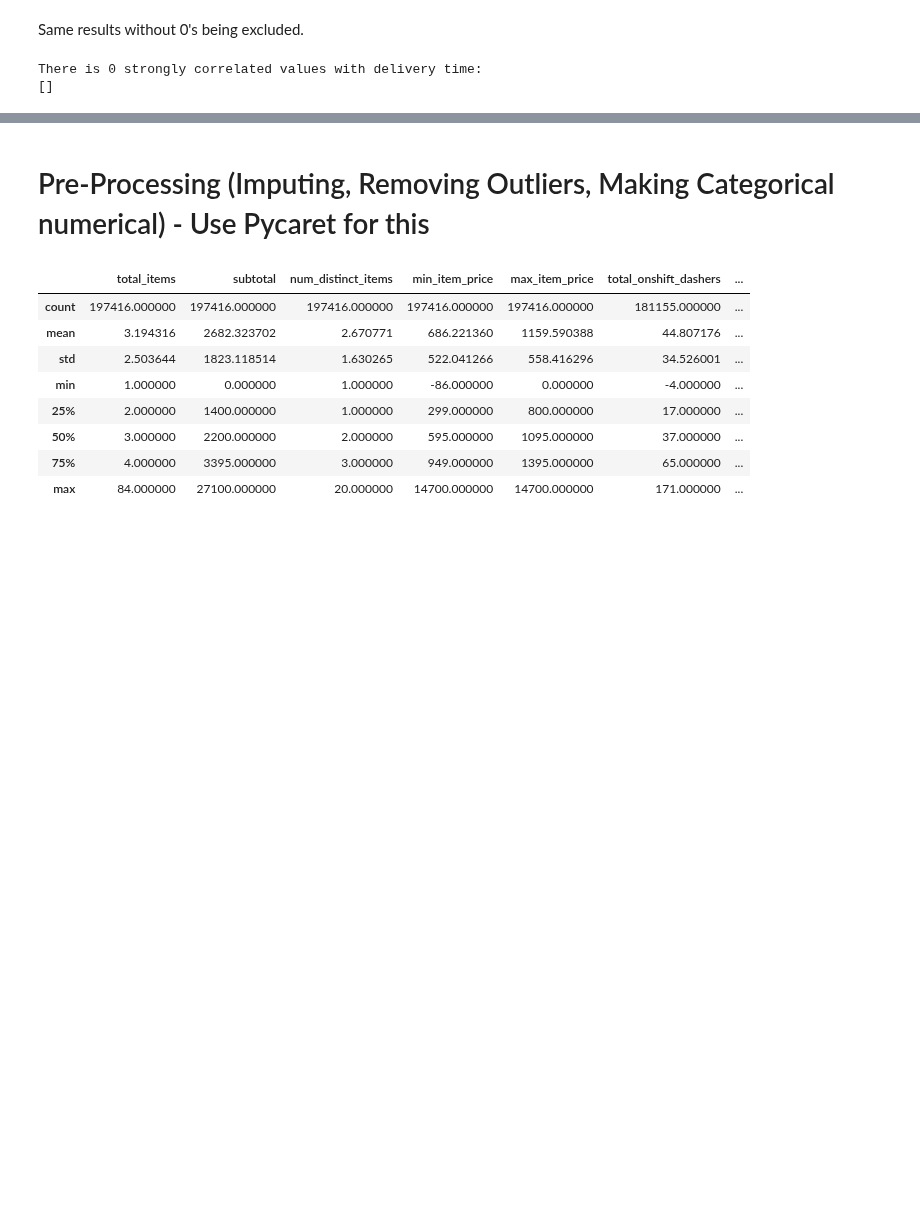
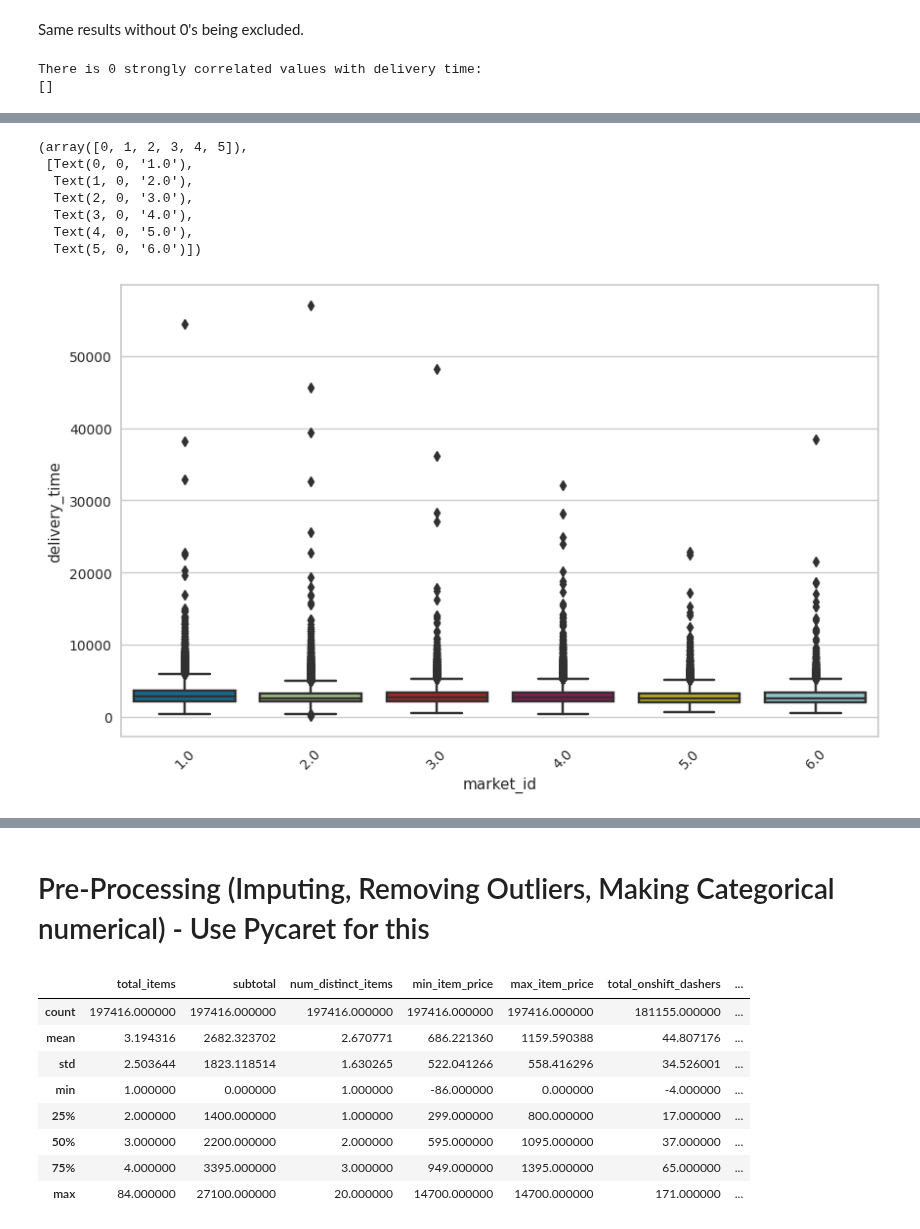
Before and after one commit to mindyng/2023-Business-Projects, a Jupyter notebook: doordash-delivery-time-prediction.ipynb, the cells around one changed output, grey strips where cells are left out. Cells and saved outputs as stored; diff of their text form; code cells hidden in the pictures; blank space fills up the shorter version.

Commit message:
Kaggle Notebook | DoorDash Delivery Time Prediction | Version 10

```diff
--- a/doordash-delivery-time-prediction.ipynb
+++ b/doordash-delivery-time-prediction.ipynb
@@ -796,0 +772,4 @@ cat_nom_df = data[['', '']]
+# %%
+# Categorical x Numerical
+cat_nom_df = data[['market_id', 'store_id', 'store_primary_category', 'order_protocol', 'delivery_time']]
+cat_nom_df
@@ -796,0 +790,14 @@ cat_nom_df = data[['', '']]
+# %%
+plt.figure(figsize = (10, 6))
+ax = sns.boxplot(x='market_id', y='delivery_time', data=cat_nom_df)
+plt.setp(ax.artists, alpha=.5, linewidth=2, edgecolor="k")
+plt.xticks(rotation=45)
+# %% [output]
+(array([0, 1, 2, 3, 4, 5]),
+ [Text(0, 0, '1.0'),
+  Text(1, 0, '2.0'),
+  Text(2, 0, '3.0'),
+  Text(3, 0, '4.0'),
+  Text(4, 0, '5.0'),
+  Text(5, 0, '6.0')])
+[figure, added]
```
Also changed, not shown: parts of 16 cells of this notebook.
